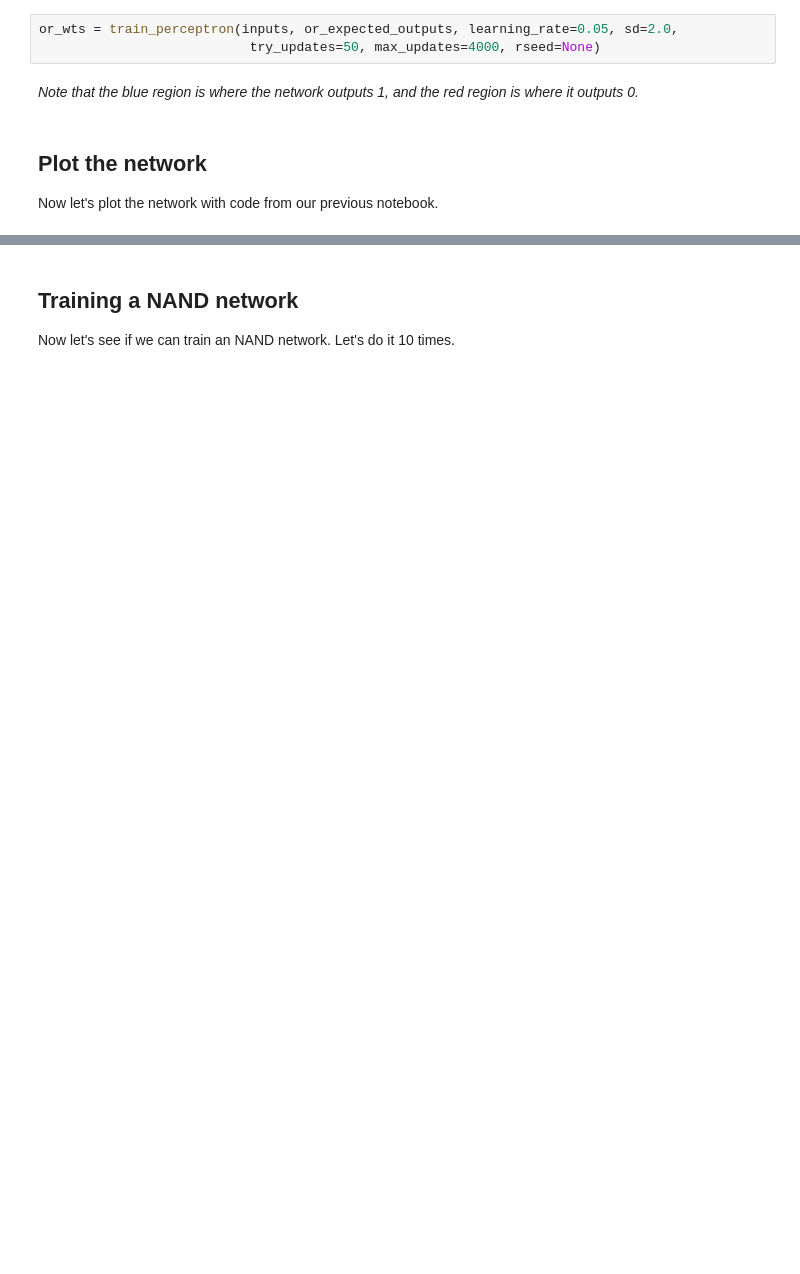
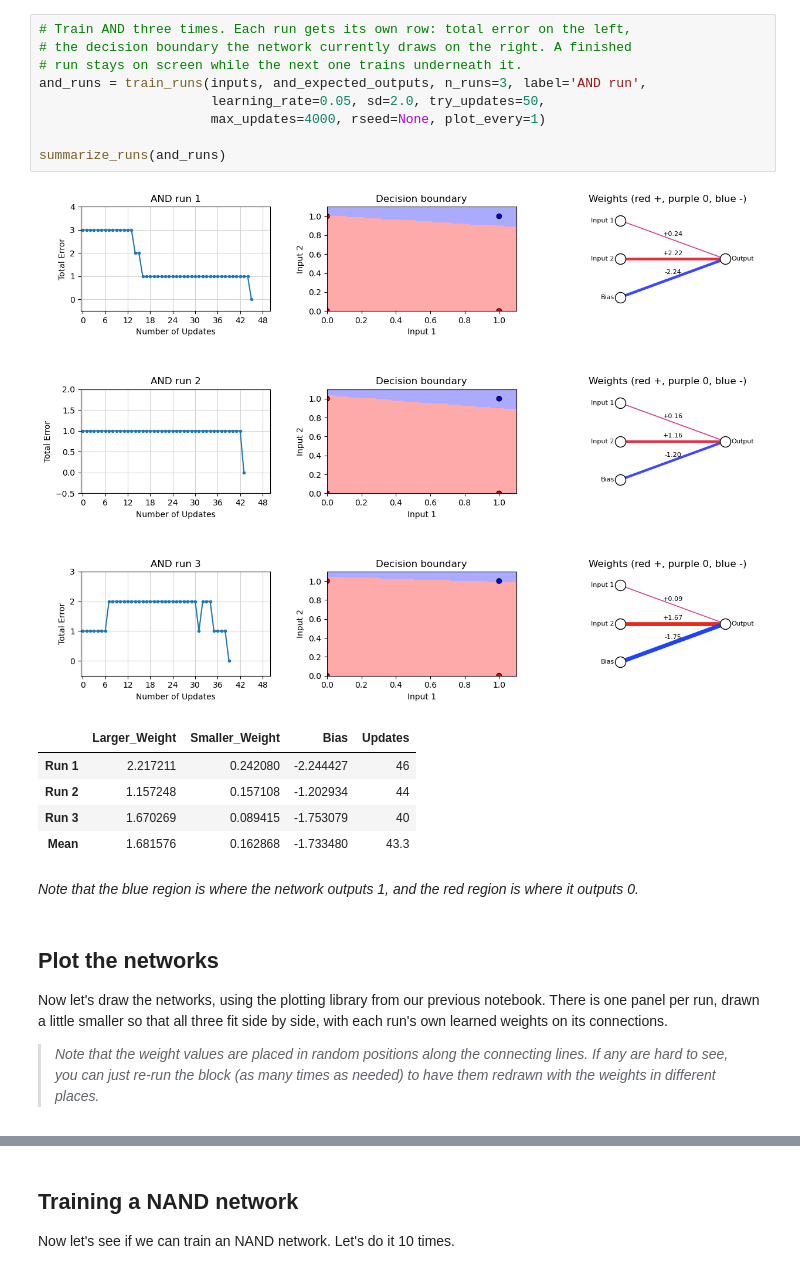
Before and after one commit to jsmagnuson/models-of-the-mind-notebooks, a Jupyter notebook: 12-nnets-02-training-linear-networks.ipynb, the cells around one changed output, grey strips where cells are left out. Cells and saved outputs as stored; diff of their text form; blank space fills up the shorter version.

```diff
--- a/12-nnets-02-training-linear-networks.ipynb
+++ b/12-nnets-02-training-linear-networks.ipynb
@@ -193,12 +432,29 @@ or_expected_outputs = np.array([0, 0, 0, 1])  # AND outputs
 # %%
-or_wts = train_perceptron(inputs, or_expected_outputs, learning_rate=0.05, sd=2.0,
-                           try_updates=50, max_updates=4000, rseed=None)
+# Train AND three times. Each run gets its own row: total error on the left,
+# the decision boundary the network currently draws on the right. A finished
+# run stays on screen while the next one trains underneath it.
+and_runs = train_runs(inputs, and_expected_outputs, n_runs=3, label='AND run',
+                      learning_rate=0.05, sd=2.0, try_updates=50,
+                      max_updates=4000, rseed=None, plot_every=1)
+
+summarize_runs(and_runs)
+# %% [output]
+[figure, added]
+|  | Larger_Weight | Smaller_Weight | Bias | Updates |
+| Run 1 | 2.217211 | 0.242080 | -2.244427 | 46 |
+| Run 2 | 1.157248 | 0.157108 | -1.202934 | 44 |
+| Run 3 | 1.670269 | 0.089415 | -1.753079 | 40 |
+| Mean | 1.681576 | 0.162868 | -1.733480 | 43.3 |
 # %% [markdown]
 *Note that the blue region is where the network outputs 1, and the red region is where it outputs 0.*
 # %% [markdown]
-## Plot the network
+## Plot the networks
 
-Now let's plot the network with code from our previous notebook.
+Now let's draw the networks, using the plotting library from our previous
+notebook. There is one panel per run, drawn a little smaller so that all three
+fit side by side, with each run's own learned weights on its connections.
+
+> *Note that the weight values are placed in random positions along the connecting lines. If any are hard to see, you can just re-run the block (as many times as needed) to have them redrawn with the weights in different places.*
 # %%
 import network_plotter as netplot
 import numpy as np
```
Also changed, not shown: parts of 50 cells of this notebook, 3 other files.
